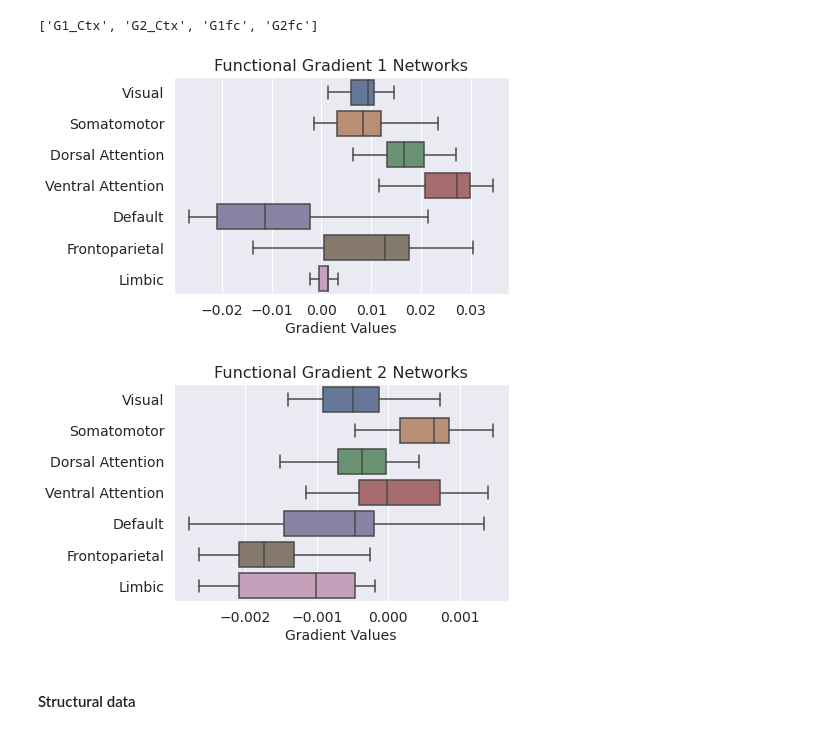
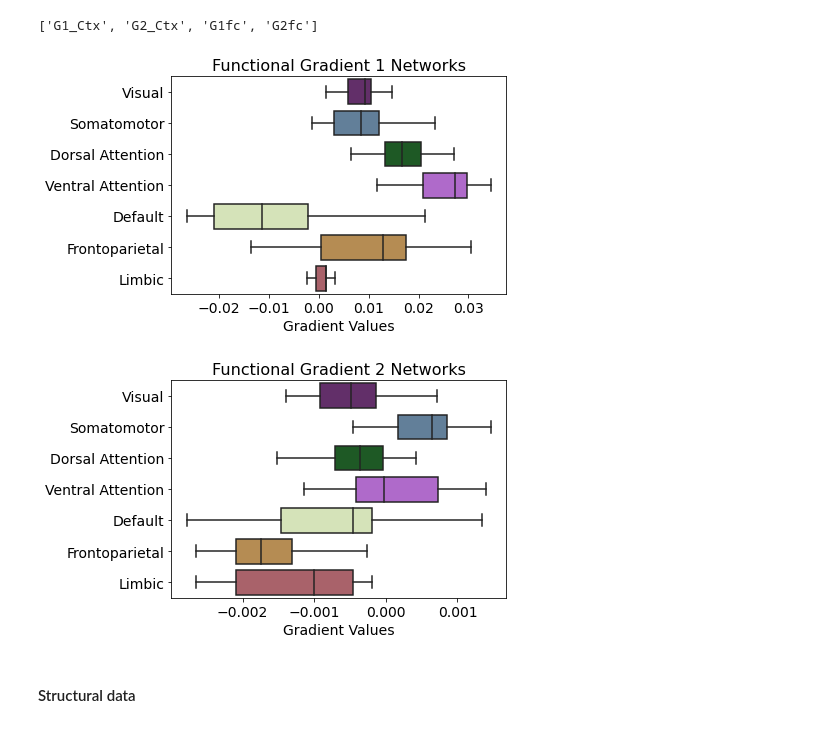
Before and after one commit to sudesnac/HumanBF-Connectivity, a Jupyter notebook: notebook/g-wCtx_networks.ipynb, the cells around one changed output. Saved outputs shown, nothing was run; the diff lists cells and outputs as text; code cells hidden in the pictures.

```diff
--- a/notebook/g-wCtx_networks.ipynb
+++ b/notebook/g-wCtx_networks.ipynb
@@ -27,10 +27,13 @@ from brainspace.utils.parcellation import map_to_labels
 from neuromaps import images
 # %% [markdown]
 ### Setting the path
+# %%
+main_path = "/srv/khan/users/sudesnac/"
+#main_path = "/home/ROBARTS/schakraborty/graham/sudesnacPJ/21_Codes/"
 # %%
 # get the current notebook path
-note_path = "/home/ROBARTS/schakraborty/graham/sudesnacPJ/21_Codes/HumanBF-Parcellation/notebook/"
-data_path = "/home/ROBARTS/schakraborty/graham/sudesnacPJ/21_Codes/HumanBF-Parcellation/data/"
-results_path = "/home/ROBARTS/schakraborty/graham/sudesnacPJ/21_Codes/HumanBF-Parcellation/results/Networks/"
-fig_path = "/home/ROBARTS/schakraborty/graham/sudesnacPJ/21_Codes/HumanBF-Parcellation/results/figures/Networks/"
+note_path = main_path + "/HumanBF-Parcellation/notebook/"
+data_path = main_path + "/HumanBF-Parcellation/data/"
+results_path = main_path + "/HumanBF-Parcellation/results/Networks/"
+fig_path = main_path + "/HumanBF-Parcellation/results/figures/Networks/"
 # %%
@@ -249,19 +229,28 @@ for nets in networks:
+# %%
+# getting cortical network datas for graphs
+funcG1_net = pd.read_csv(results_path + 'Func_HCPMMP_G1-Gradient-weighted_cortical_networks.csv')
+funcG2_net = pd.read_csv(results_path + 'Func_HCPMMP_G2-Gradient-weighted_cortical_networks.csv')
+# %%
+# Setting the color for 7 networks
+net_cols = {"Visual":"#781286", "Somatomotor":"#4682b4", "Dorsal Attention":"#00760e", "Ventral Attention":"#c43afa", "Default":"#dcf8a4", "Frontoparietal":"#e69422", "Limbic":"#cd3e4e"}
 # %%
-p = sns.boxplot(data=funcG1_net, saturation=0.5, orient='h', showfliers=False)
+p = sns.boxplot(data=funcG1_net, saturation=0.5, orient='h', showfliers=False, palette=net_cols)
 p.tick_params(labelsize=14)
 p.axes.set_title("Functional Gradient 1 Networks", fontsize=16)
 p.set_xlabel("Gradient Values", fontsize=14)
+plt.savefig(fig_path + f'Func_HCPMMP_G1-Gradient-weighted_cortical_networks.png', dpi=300)
 plt.show()
 # %% [output]
-[figure, old version]
+[figure, new version]
 # %%
-p = sns.boxplot(data=funcG2_net, saturation=0.5, orient='h', showfliers=False)
+p = sns.boxplot(data=funcG2_net, saturation=0.5, orient='h', showfliers=False, palette=net_cols)
 p.tick_params(labelsize=14)
 p.axes.set_title("Functional Gradient 2 Networks", fontsize=16)
 p.set_xlabel("Gradient Values", fontsize=14)
+plt.savefig(fig_path + f'Func_HCPMMP_G2-Gradient-weighted_cortical_networks.png', dpi=300)
 plt.show()
 # %% [output]
-[figure, old version]
+[figure, new version]
 # %% [markdown]
 #### Structural data
 # %%
```
Also changed, not shown: parts of 29 cells of this notebook, 42 other files.
